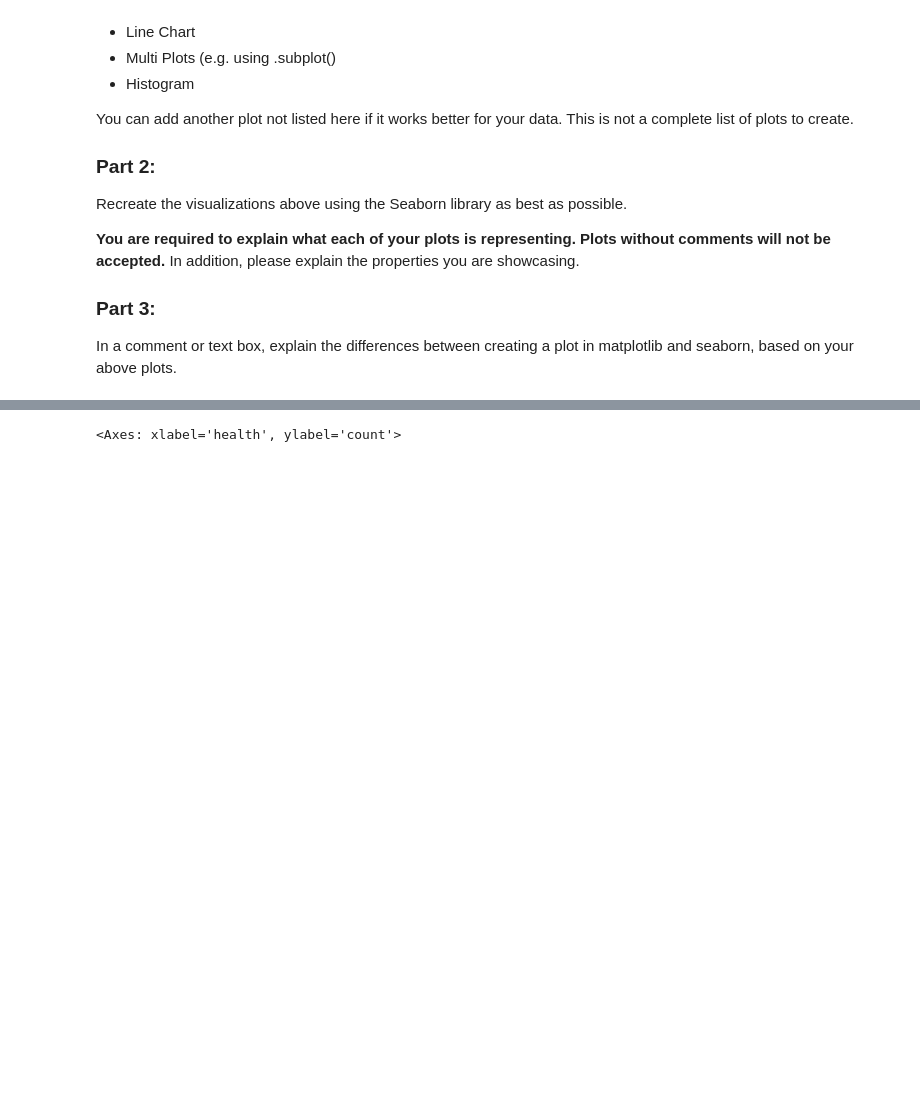
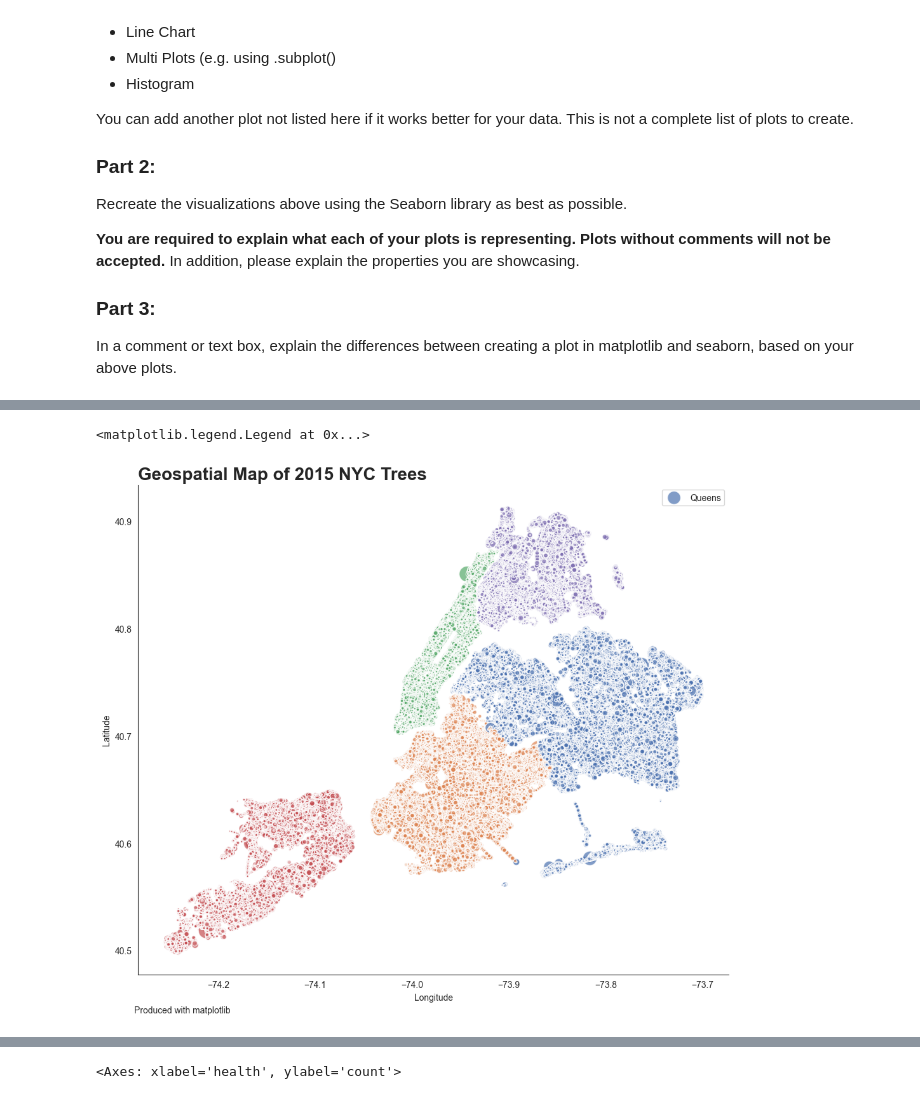
Before and after one commit to kevinhav/data602_assign_8, a Jupyter notebook: 08_assignment.ipynb, the cells around one changed output, grey strips where cells are left out. Drawn from its saved outputs; the diff is of its cells as text; code cells hidden in the pictures; blank space fills up the shorter version.

```diff
--- a/08_assignment.ipynb
+++ b/08_assignment.ipynb
@@ -219,3 +231,34 @@ In a comment or text box, explain the differences between creating a plot in mat
+# %%
+colors = {
+    "Queens": "#4C72B0",
+    "Brooklyn": "#DD8452",
+    "Manhattan": "#55A868",
+    "Staten Island": "#C44E52",
+    "Bronx": "#8172B3",
+}
+
+plt.subplots(figsize=(12, 10))
+plt.scatter(
+    df["longitude"],
+    y=df["latitude"],
+    alpha=0.7,
+    marker="o",
+    edgecolors="white",
+    s=df["tree_dbh"],
+    c=df["borough"].map(colors),
+)
+plt.gca().spines["top"].set_visible(False)
+plt.gca().spines["right"].set_visible(False)
+plt.xlabel("Longitude")
+plt.ylabel("Latitude")
+plt.title("Geospatial Map of 2015 NYC Trees", loc="left", weight="bold", size="20")
+plt.figtext(0.12, 0.05, "Produced with matplotlib", horizontalalignment="left")
+plt.legend(list(colors.keys()))
+
+# TODO add legend
+# %% [output]
+<matplotlib.legend.Legend at 0x...>
+[figure, added]
 # %%
 plt.subplots(figsize=(12, 10))
 sns.set_style("white")
```
Also changed, not shown: parts of 2 cells of this notebook.
